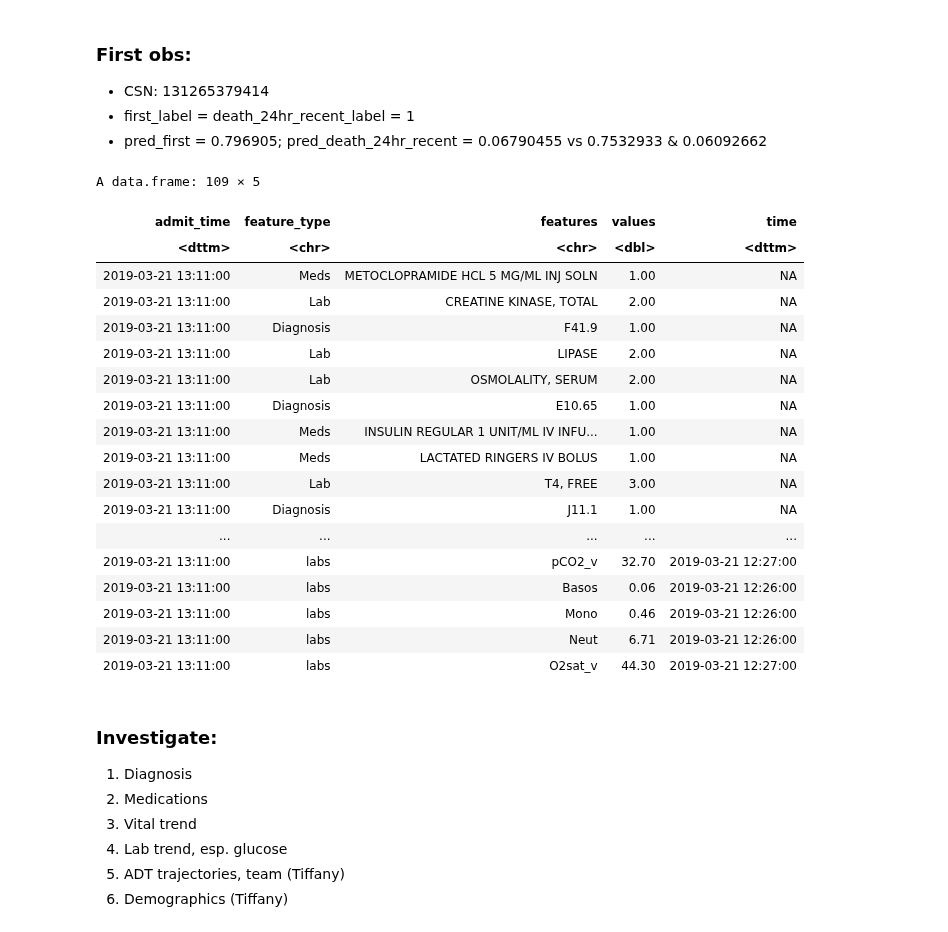
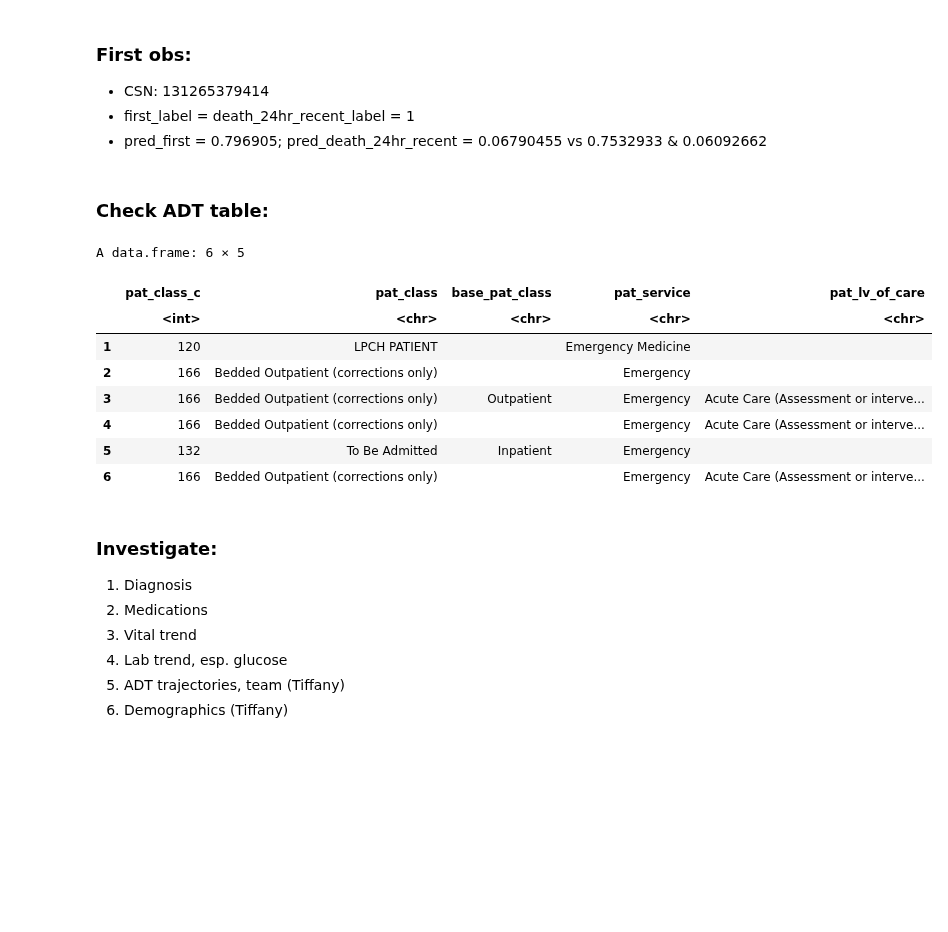
Before and after one commit to Minh084/TDA, a Jupyter notebook: 3_models/3.2_difference_analysis_R.ipynb, the cells around one changed output. Drawn from its saved outputs; the diff is of its cells as text; code cells hidden in the pictures; blank space fills up the shorter version.

```diff
--- a/3_models/3.2_difference_analysis_R.ipynb
+++ b/3_models/3.2_difference_analysis_R.ipynb
@@ -470,29 +468,22 @@ p + geom_line()
 - CSN: 131265379414
 - first_label = death_24hr_recent_label = 1
 - pred_first = 0.796905; pred_death_24hr_recent = 0.06790455 vs  0.7532933 & 0.06092662
-# %%
-# first one: first_label, 24 are both 1
-results05 %>% filter(pat_enc_csn_id_coded == 131265379414) %>% select(admit_time, feature_type, features, values, time)
-# %% [output]
-A data.frame: 109 × 5
-| admit_time | feature_type | features | values | time |
-| <dttm> | <chr> | <chr> | <dbl> | <dttm> |
-| 2019-03-21 13:11:00 | Meds | METOCLOPRAMIDE HCL 5 MG/ML INJ SOLN | 1.00 | NA |
-| 2019-03-21 13:11:00 | Lab | CREATINE KINASE, TOTAL | 2.00 | NA |
-| 2019-03-21 13:11:00 | Diagnosis | F41.9 | 1.00 | NA |
-| 2019-03-21 13:11:00 | Lab | LIPASE | 2.00 | NA |
-| 2019-03-21 13:11:00 | Lab | OSMOLALITY, SERUM | 2.00 | NA |
-| 2019-03-21 13:11:00 | Diagnosis | E10.65 | 1.00 | NA |
-| 2019-03-21 13:11:00 | Meds | INSULIN REGULAR 1 UNIT/ML IV INFU... | 1.00 | NA |
-| 2019-03-21 13:11:00 | Meds | LACTATED RINGERS IV BOLUS | 1.00 | NA |
-| 2019-03-21 13:11:00 | Lab | T4, FREE | 3.00 | NA |
-| 2019-03-21 13:11:00 | Diagnosis | J11.1 | 1.00 | NA |
-| ... | ... | ... | ... | ... |
-| 2019-03-21 13:11:00 | labs | pCO2_v | 32.70 | 2019-03-21 12:27:00 |
-| 2019-03-21 13:11:00 | labs | Basos | 0.06 | 2019-03-21 12:26:00 |
-| 2019-03-21 13:11:00 | labs | Mono | 0.46 | 2019-03-21 12:26:00 |
-| 2019-03-21 13:11:00 | labs | Neut | 6.71 | 2019-03-21 12:26:00 |
-| 2019-03-21 13:11:00 | labs | O2sat_v | 44.30 | 2019-03-21 12:27:00 |
+# %% [markdown]
+### Check ADT table:
+# %%
+adt <- read.csv(file.path(datadir, 'adt_class_serv_loc.csv'))
+# %%
+head(adt)
+# %% [output]
+A data.frame: 6 × 5
+|  | pat_class_c | pat_class | base_pat_class | pat_service | pat_lv_of_care |
+|  | <int> | <chr> | <chr> | <chr> | <chr> |
+| 1 | 120 | LPCH PATIENT |  | Emergency Medicine |  |
+| 2 | 166 | Bedded Outpatient (corrections only) |  | Emergency |  |
+| 3 | 166 | Bedded Outpatient (corrections only) | Outpatient | Emergency | Acute Care (Assessment or interve... |
+| 4 | 166 | Bedded Outpatient (corrections only) |  | Emergency | Acute Care (Assessment or interve... |
+| 5 | 132 | To Be Admitted | Inpatient | Emergency |  |
+| 6 | 166 | Bedded Outpatient (corrections only) |  | Emergency | Acute Care (Assessment or interve... |
 # %% [markdown]
 ### Investigate:
 1. Diagnosis
```
Also changed, not shown: parts of 4 cells of this notebook, 2 other files.
